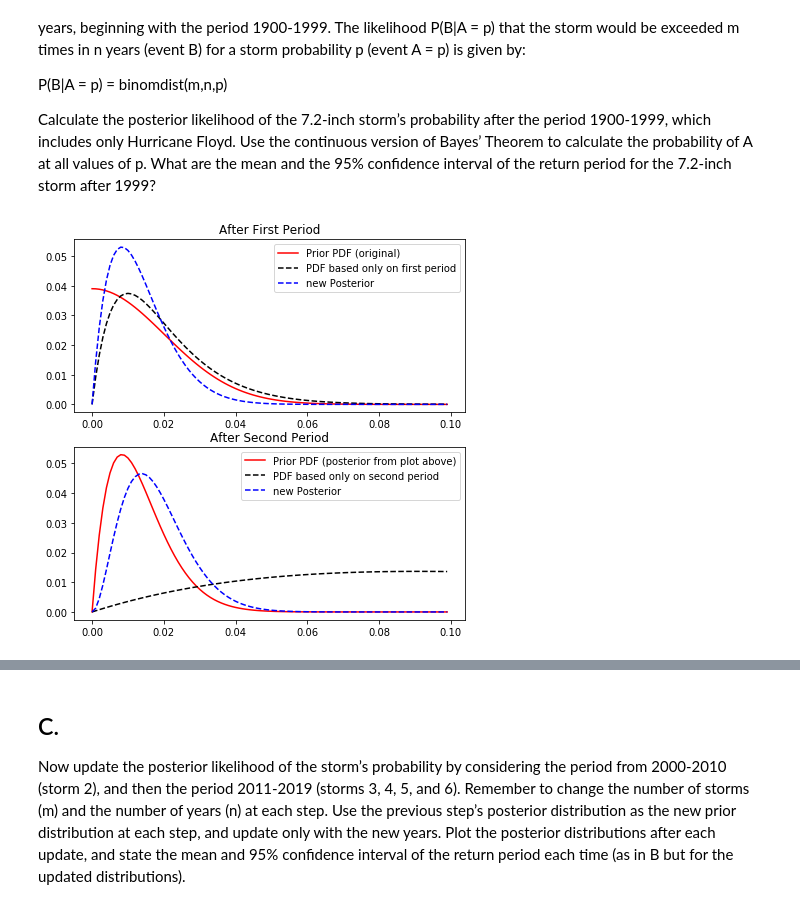
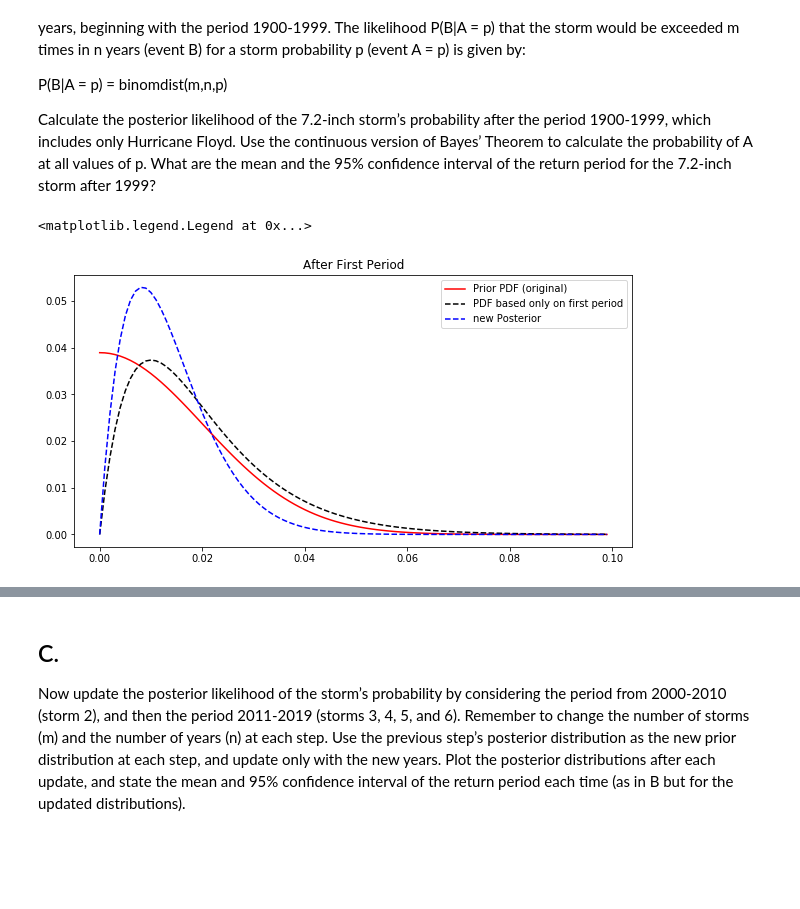
Before and after one commit to AzusaSayuri/UW-Data-analysis, a Jupyter notebook: HW5/Assignment 5 Ximin Hu.ipynb, the cells around one changed output, grey strips where cells are left out. Saved outputs shown, nothing was run; the diff lists cells and outputs as text; code cells hidden in the pictures; blank space fills up the shorter version.

```diff
--- a/HW5/Assignment 5 Ximin Hu.ipynb
+++ b/HW5/Assignment 5 Ximin Hu.ipynb
@@ -259,23 +265,26 @@ for i in range(0, m):   # loop through each test
 # %%
 # Make the plot comparing the first and second steps
 
 y_likelihood = np.zeros_like(likelihood)
 for i in range (likelihood.shape[0]):
     for j in range(likelihood.shape[1]):
         y_likelihood[i,j] = likelihood[i,j] / (np.sum(likelihood[i]) * (x[1] - x[0]))
 
 
-f, ax = plt.subplots(2,1,figsize=(7,7))
-ax[0].plot(x, post_pdf[0], 'r', label='Prior PDF (original)')
-ax[0].plot(x, y_likelihood[0]*0.001, 'k--', label='PDF based only on first period')
-ax[0].plot(x, post_pdf[1]*0.001, 'b--', label='new Posterior')
-ax[0].set_title('After First Period')
-ax[0].legend(loc='best')
+#f, ax = plt.subplots(1,1,figsize=(7,7))
 
-ax[1].plot(x, post_pdf[1]*0.001, 'r', label='Prior PDF (posterior from plot above)')
-ax[1].plot(x, y_likelihood[1]*0.001, 'k--', label='PDF based only on second period')
-ax[1].plot(x, post_pdf[2]*0.001, 'b--', label='new Posterior')
-ax[1].set_title('After Second Period')
-ax[1].legend(loc='best');
+plt.figure(figsize=(10,5))
+plt.plot(x, post_pdf[0], 'r', label='Prior PDF (original)')
+plt.plot(x, y_likelihood[0]*0.001, 'k--', label='PDF based only on first period')
+plt.plot(x, post_pdf[1]*0.001, 'b--', label='new Posterior')
+plt.title('After First Period')
+plt.legend(loc='best')
+
+#ax[1].plot(x, post_pdf[1]*0.001, 'r', label='Prior PDF (posterior from plot above)')
+#ax[1].plot(x, y_likelihood[1]*0.001, 'k--', label='PDF based only on second period')
+#ax[1].plot(x, post_pdf[2]*0.001, 'b--', label='new Posterior')
+#ax[1].set_title('After Second Period')
+#ax[1].legend(loc='best');
 # %% [output]
+<matplotlib.legend.Legend at 0x...>
-[figure, old version]
+[figure, new version]
```
Also changed, not shown: parts of 4 cells of this notebook.
